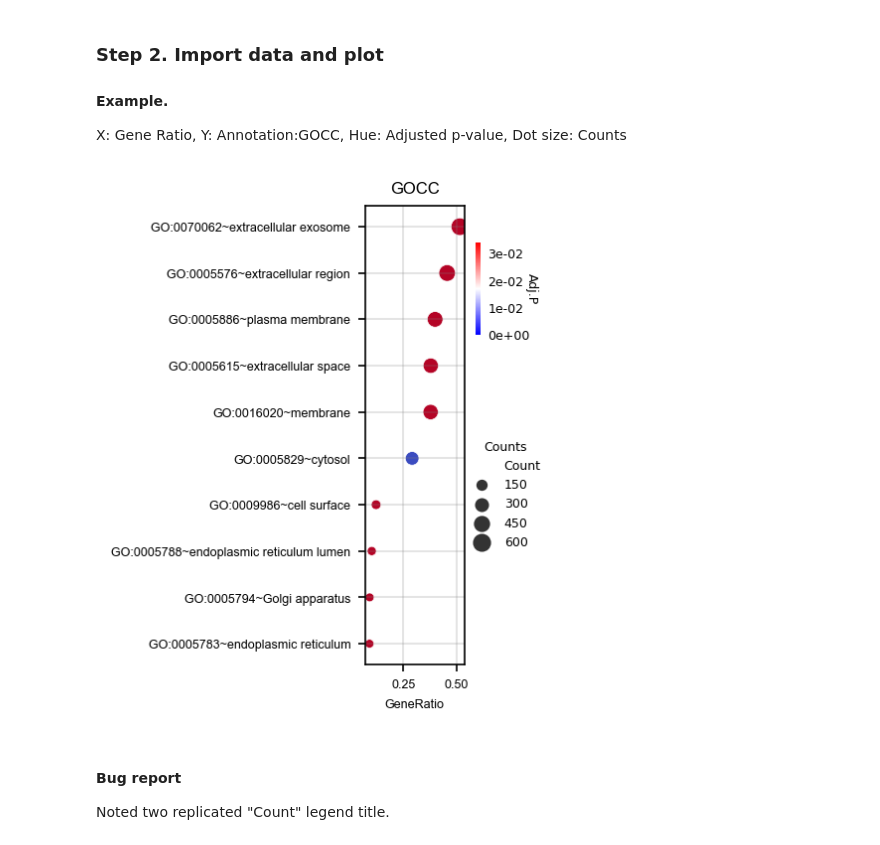
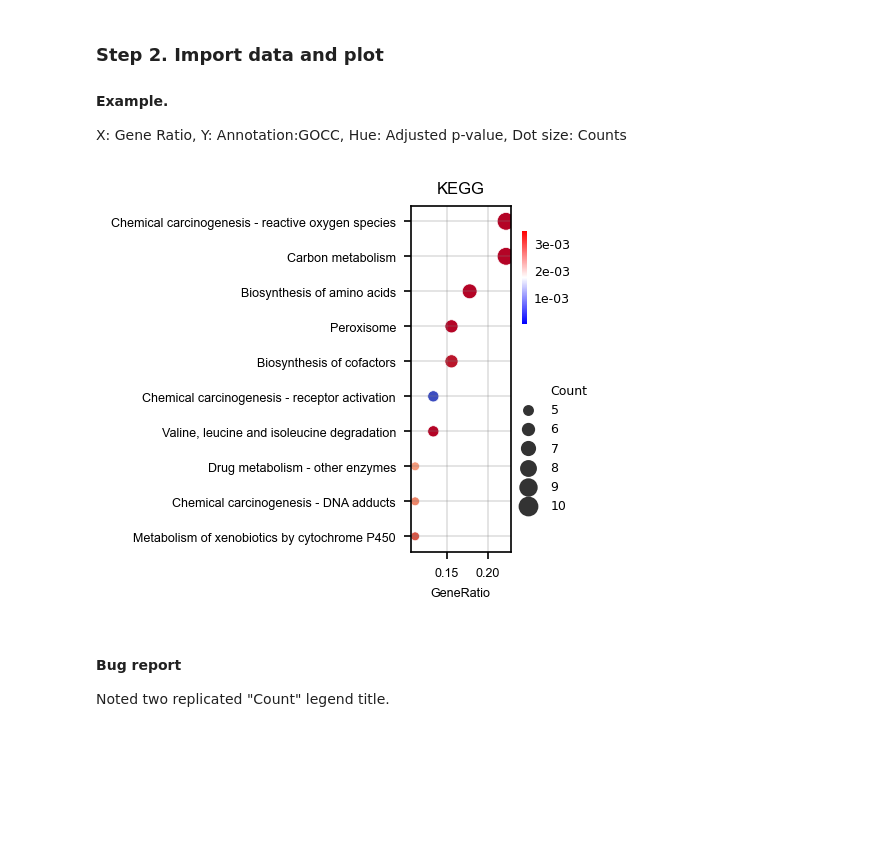
Before and after one commit to simchad/oreome, a Jupyter notebook: docs/jupyters/viz_david.ipynb, the cells around one changed output. Cells and saved outputs as stored; diff of their text form; code cells hidden in the pictures; blank space fills up the shorter version.

```diff
--- a/docs/jupyters/viz_david.ipynb
+++ b/docs/jupyters/viz_david.ipynb
@@ -107,12 +107,13 @@ def plot(data):
     spectrum_colors = sns.color_palette("coolwarm_r", as_cmap=True)
 
 
-    fig = plt.figure(figsize=(1, 4), dpi=150, facecolor="none")
+    fig = plt.figure(figsize=(1, 3), dpi=150, facecolor="none")
     scatterplot = sns.scatterplot(data, x=axis_X, y="Term", size="Count", hue=adj_p, palette='coolwarm_r', legend="brief")
 
     # Custom legends
     h, l = scatterplot.get_legend_handles_labels()
-    plt.legend(h[6:], l[6:], bbox_to_anchor=(1.0, 0.5), loc="upper left", title="Counts", frameon=False, borderaxespad=0., fontsize=6, title_fontsize=6)
+    #plt.legend(h[6:], l[6:], bbox_to_anchor=(1.0, 0.5), loc="upper left", title="Counts", frameon=False, borderaxespad=0., fontsize=6, title_fontsize=6)
+    plt.legend(h[6:], l[6:], bbox_to_anchor=(1.0, 0.5), loc="upper left", frameon=False, borderaxespad=0., fontsize=6, title_fontsize=6)
 
 
     # ColorBar
@@ -125,7 +126,7 @@ def plot(data):
     cbar = fig.colorbar(sm, ax=plt.gca(), fraction=0.04, pad=0.1, anchor=(1.0, 0.9), format='%.0e')
     cbar.ax.spines['outline'].set_visible(False) # outline remove
     cbar.ax.tick_params(size=0, labelsize=6) # remove ticks
-    cbar.set_label('Adj.P', rotation=270, size=6)
+    #cbar.set_label('Adj.P', rotation=270, size=6)
 
 
     # Details
@@ -147,18 +148,18 @@ X: Gene Ratio, Y: Annotation:GOCC, Hue: Adjusted p-value, Dot size: Counts
 # %%
 import os
 import pandas as pd
 
 # Import the DAVID annoational table.txt
 USER = os.getcwd()
-DPATH1 = '../../example/maxquant_opendata/mq_open-david.txt'
+DPATH1 = 'C:/Users/simhc/Downloads/dd.txt'
 df = pd.read_csv(filepath_or_buffer=DPATH1, sep='\t', encoding='utf-8')
 
 # Preprocessing, picking up what you want to visualize then plot them.
 df_ready = preprocess_david(df)
-df_plot = pick_go_term(df_ready, type="cc", x="gene_ratio", p="pvalue")
+df_plot = pick_go_term(df_ready, type="kegg", x="gene_ratio", p="pvalue")
 plot(df_plot)
 # %% [output]
-[figure, old version]
+[figure, new version]
 # %% [markdown]
 #### Bug report
 Noted two replicated "Count" legend title.
```
